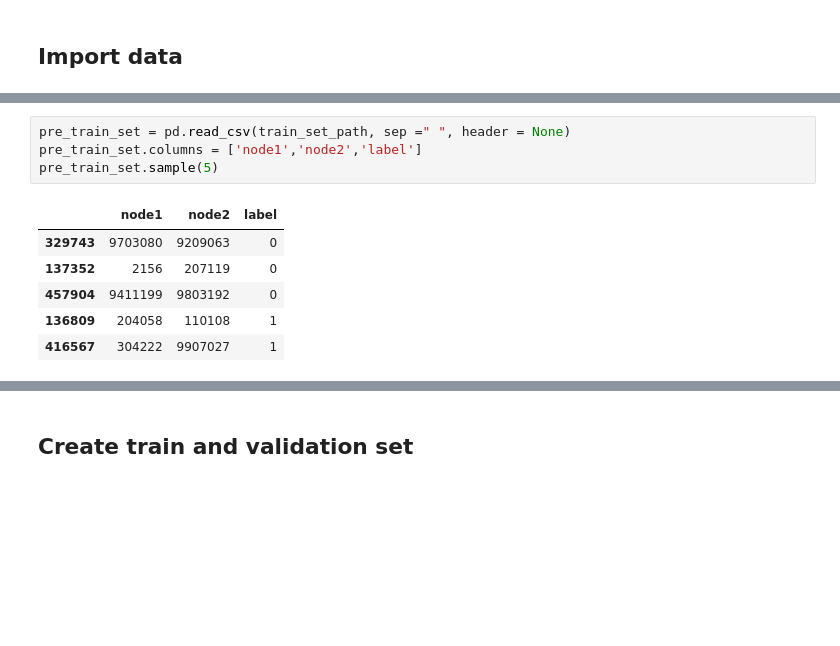
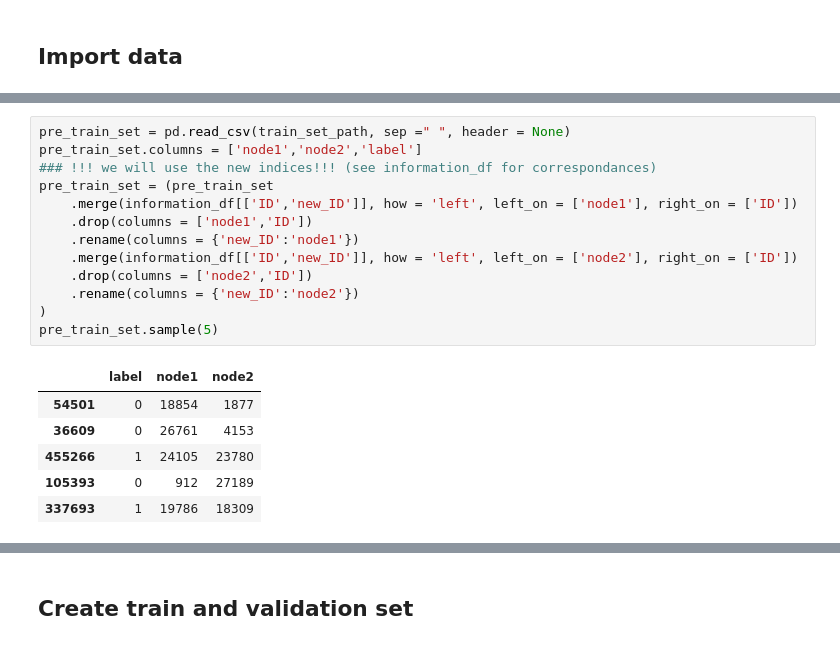
Before and after one commit to timrio/MLNS_Kaggle_Challenge, a Jupyter notebook: notebook_tim_explo.ipynb, the cells around one changed output, grey strips where cells are left out. Cells and saved outputs as stored; diff of their text form; blank space fills up the shorter version.

```diff
--- a/notebook_tim_explo.ipynb
+++ b/notebook_tim_explo.ipynb
@@ -123,14 +125,23 @@ information_df.sample(3)
-# %%
-pre_train_set = pd.read_csv(train_set_path, sep =" ", header = None)
-pre_train_set.columns = ['node1','node2','label']
-pre_train_set.sample(5)
-# %% [output]
-|  | node1 | node2 | label |
-| 329743 | 9703080 | 9209063 | 0 |
-| 137352 | 2156 | 207119 | 0 |
-| 457904 | 9411199 | 9803192 | 0 |
-| 136809 | 204058 | 110108 | 1 |
-| 416567 | 304222 | 9907027 | 1 |
+# %%
+pre_train_set = pd.read_csv(train_set_path, sep =" ", header = None)
+pre_train_set.columns = ['node1','node2','label']
+### !!! we will use the new indices!!! (see information_df for correspondances)
+pre_train_set = (pre_train_set
+    .merge(information_df[['ID','new_ID']], how = 'left', left_on = ['node1'], right_on = ['ID'])
+    .drop(columns = ['node1','ID'])
+    .rename(columns = {'new_ID':'node1'})
+    .merge(information_df[['ID','new_ID']], how = 'left', left_on = ['node2'], right_on = ['ID'])
+    .drop(columns = ['node2','ID'])
+    .rename(columns = {'new_ID':'node2'})
+)
+pre_train_set.sample(5)
+# %% [output]
+|  | label | node1 | node2 |
+| 54501 | 0 | 18854 | 1877 |
+| 36609 | 0 | 26761 | 4153 |
+| 455266 | 1 | 24105 | 23780 |
+| 105393 | 0 | 912 | 27189 |
+| 337693 | 1 | 19786 | 18309 |
 # %%
 test_set = pd.read_csv(test_set_path, sep =" ", header = None)
 test_set.columns = ['node1','node2']
```
Also changed, not shown: parts of 27 cells of this notebook.
